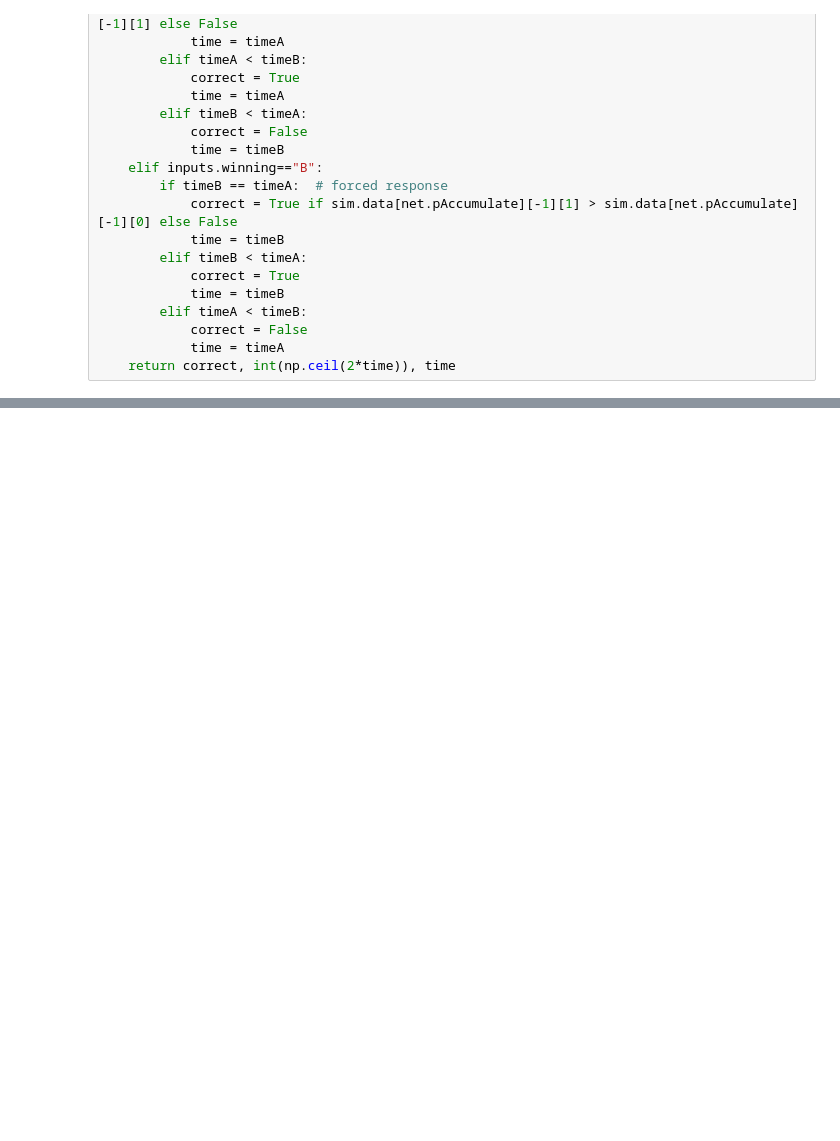
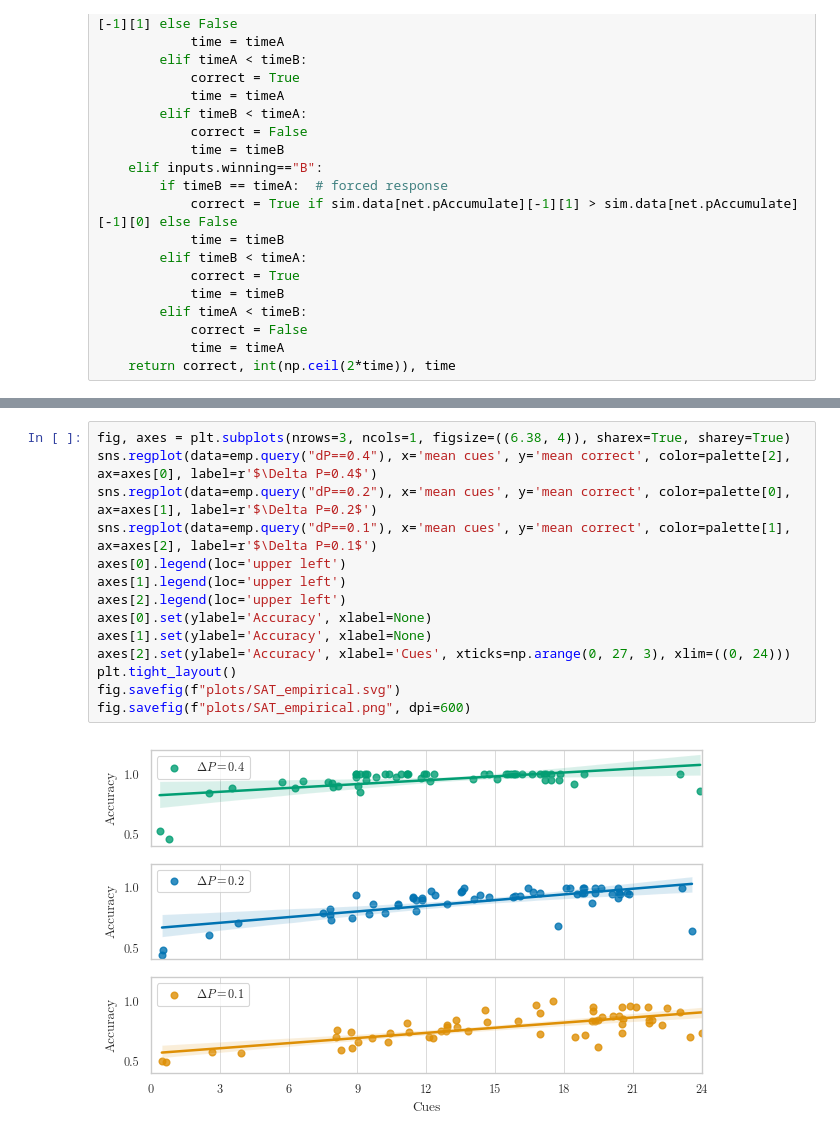
Before and after one commit to psipeter/value-accumulation, a Jupyter notebook: analysis.ipynb, the cells around one changed output, grey strips where cells are left out. Saved outputs shown, nothing was run; the diff lists cells and outputs as text; blank space fills up the shorter version.

```diff
--- a/analysis.ipynb
+++ b/analysis.ipynb
@@ -268,0 +264,16 @@ plt.tight_layout()
+# %%
+fig, axes = plt.subplots(nrows=3, ncols=1, figsize=((6.38, 4)), sharex=True, sharey=True)
+sns.regplot(data=emp.query("dP==0.4"), x='mean cues', y='mean correct', color=palette[2], ax=axes[0], label=r'$\Delta P=0.4$')
+sns.regplot(data=emp.query("dP==0.2"), x='mean cues', y='mean correct', color=palette[0], ax=axes[1], label=r'$\Delta P=0.2$')
+sns.regplot(data=emp.query("dP==0.1"), x='mean cues', y='mean correct', color=palette[1], ax=axes[2], label=r'$\Delta P=0.1$')
+axes[0].legend(loc='upper left')
+axes[1].legend(loc='upper left')
+axes[2].legend(loc='upper left')
+axes[0].set(ylabel='Accuracy', xlabel=None)
+axes[1].set(ylabel='Accuracy', xlabel=None)
+axes[2].set(ylabel='Accuracy', xlabel='Cues', xticks=np.arange(0, 27, 3), xlim=((0, 24)))
+plt.tight_layout()
+fig.savefig(f"plots/SAT_empirical.svg")
+fig.savefig(f"plots/SAT_empirical.png", dpi=600)
+# %% [output]
+[figure, added]
```
Also changed, not shown: parts of 14 cells of this notebook.
